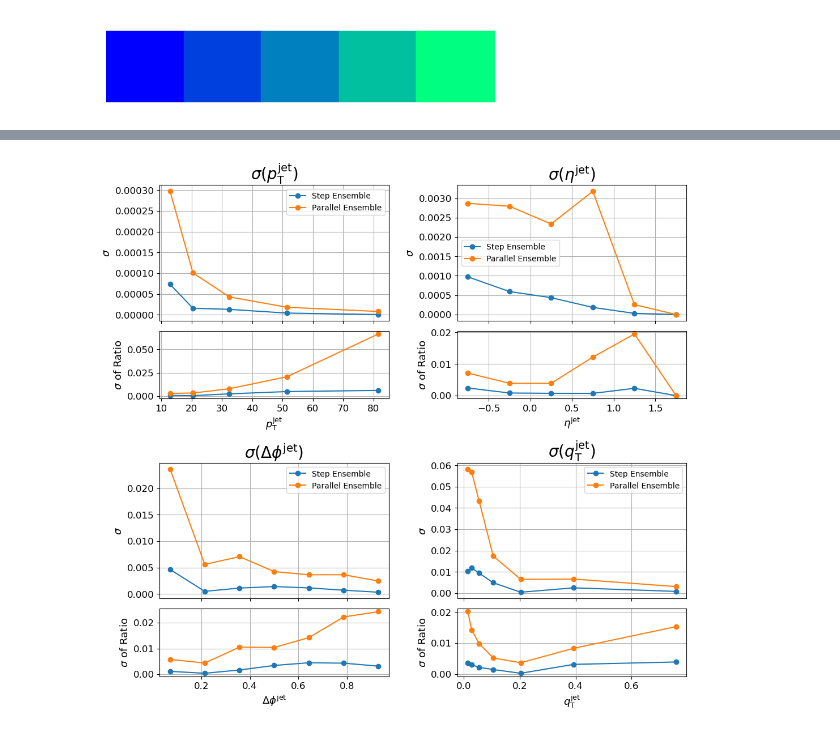
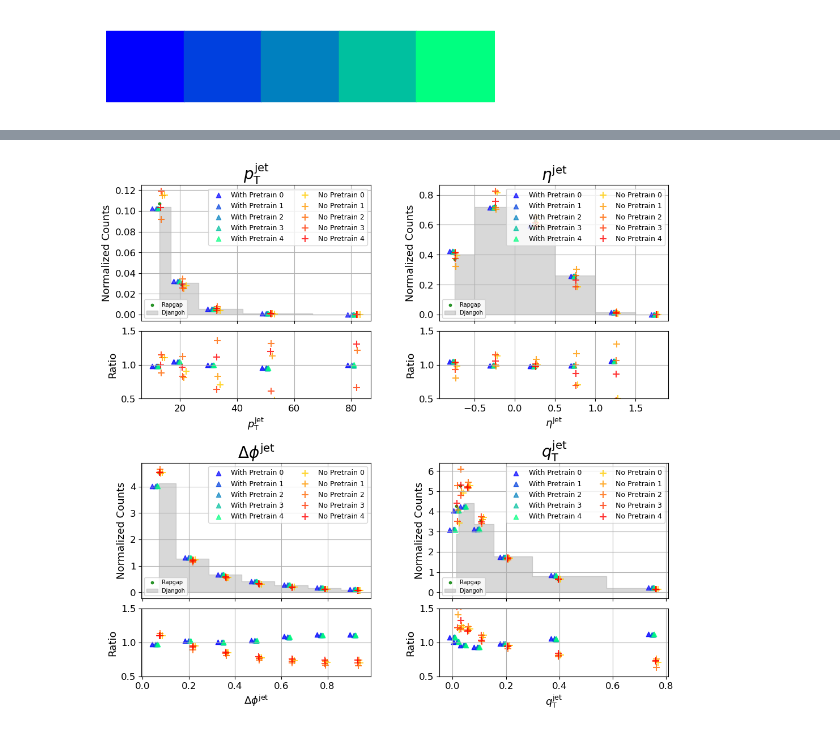
Before and after one commit to ViniciusMikuni/H1Unfold, a Jupyter notebook: plots/ensemble_plotting.ipynb, the cells around one changed output, grey strips where cells are left out. Saved outputs shown, nothing was run; the diff lists cells and outputs as text; code cells hidden in the pictures.

```diff
--- a/plots/ensemble_plotting.ipynb
+++ b/plots/ensemble_plotting.ipynb
@@ -3,4 +3,14 @@ import glob
 import numpy as np
 import matplotlib.pyplot as plt
 import matplotlib.gridspec as gridspec
+# %%
+N_Ensemble = 5
+
+par_dir = "/global/cfs/cdirs/m3246/twamorka/H1Unfold_Vinny/H1Unfold/plots/" #dir for Tanvi's parallel ensembles
+
+scratch_version = 'H1_Sept_FromScratch_closure'
+pretrain_version = 'H1_Sept_closure_pretrained'
+
+scratch_label = "No Pretrain"
+pretrain_label = "With Pretrain"
 # %%
@@ -71,4 +191,4 @@ def get_stdv_from_files(files, truth='None'):
 # %%
 jet_features = ['jet_pT', 'jet_eta', 'jet_phi', 'jet_qT']
-feature_labels = [r'$p_\mathrm{T}^\mathrm{jet}$',r'$\eta^\mathrm{jet}$',
+jet_labels = [r'$p_\mathrm{T}^\mathrm{jet}$',r'$\eta^\mathrm{jet}$',
                   r'$\Delta\phi^\mathrm{jet}$',r'$q_\mathrm{T}^\mathrm{jet}$']
@@ -132,37 +195,4 @@ for j,jet_feature in enumerate(jet_features):
-# %%
-#Plot Standard Deviations
-fig = plt.figure(figsize=(12, 24))
-outer_gs = gridspec.GridSpec(4, 2, figure=fig, hspace=0.3, wspace=0.3) #4rows, 2cols
-
-for j,jet_feature in enumerate(jet_features):
-
-    gs = gridspec.GridSpecFromSubplotSpec(2, 1, subplot_spec=outer_gs[j], height_ratios=[2, 1], hspace=0.1)
-
-    step_files = glob.glob(f'Rapgap_unfolded[0-4]{jet_feature}_ens[0-4]_plot_vals.npy')
-    parr_files = glob.glob(f'{par_dir}/Rapgap_unfolded[0-4]{jet_feature}_ens[0-4]_plot_vals.npy')
-
-    x_values, std_devs, ratio_std_devs = get_stdv_from_files(step_files)
-    parr_x, parr_std, parr_ratio = get_stdv_from_files(parr_files)
-
-    # Define the subplots; top plot takes up 3 parts, bottom plot takes up 1 part
-    ax1 = fig.add_subplot(gs[:1, 0])  # This is the top subplot
-    ax2 = fig.add_subplot(gs[1, 0],sharex=ax1)   # This is the bottom subplot
-
-    ax1.plot(x_values, std_devs, marker='o', linestyle='-',label='Step Ensemble')
-    ax1.plot(parr_x, parr_std, marker='o', linestyle='-',label='Parallel Ensemble')
-    ax1.set_title(f'$\sigma$({feature_labels[j]})',fontsize=20)
-    ax1.set_ylabel('$\sigma$',fontsize=13)
-    ax1.tick_params(axis='both', which='major', labelsize=12)
-    ax1.legend()
-    ax1.grid(True)
-    plt.setp(ax1.get_xticklabels(), visible=False)
-
-    ax2.plot(x_values, ratio_std_devs, marker='o', linestyle='-',label='Step Ensemble')
-    ax2.plot(parr_x, parr_ratio, marker='o', linestyle='-',label='Parallel Ensemble')
-    ax2.set_ylabel(r'$\sigma$ of Ratio',fontsize=13)
-    ax2.set_xlabel(f'{feature_labels[j]}',fontsize=13)
-    ax2.tick_params(axis='both', which='major', labelsize=12)
-
-    ax2.grid(True)
-# %% [output]
-[figure, removed]
+# %%
+plot_distributions(pretrain_version, 'With Pretrain', scratch_version,'No Pretrain', jet_features, jet_labels)
+# %% [output]
+[figure, added]
```
Also changed, not shown: parts of 21 cells of this notebook, 5 other files.
